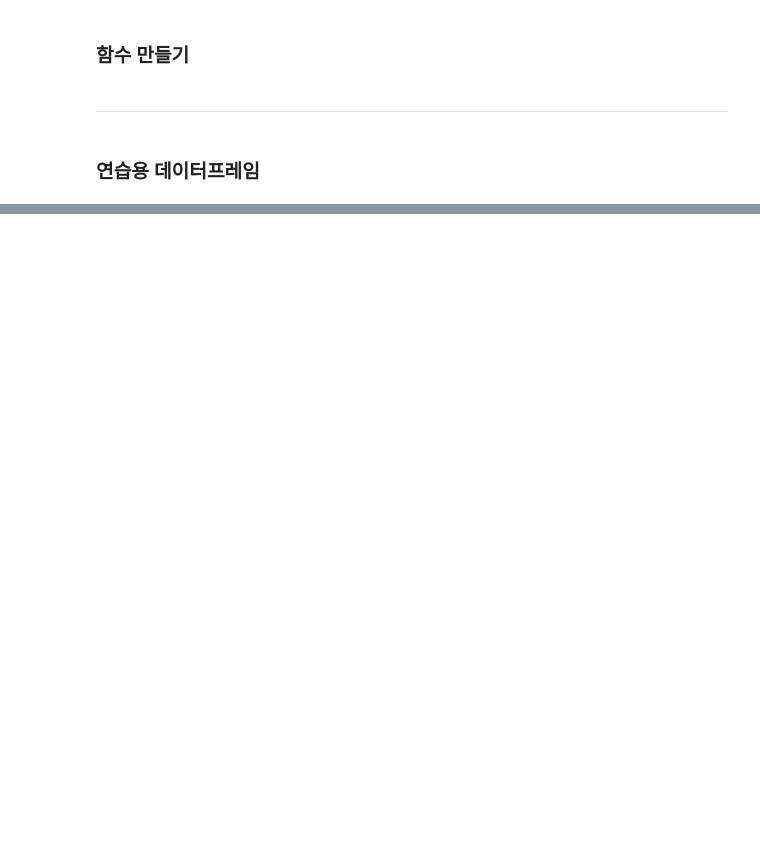
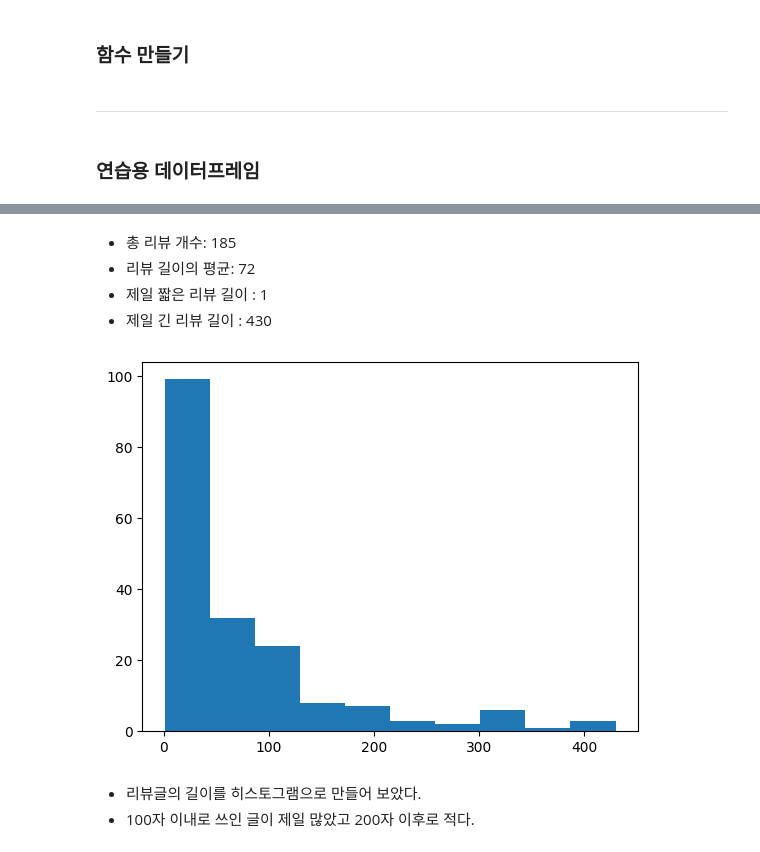
Before and after one commit to baedori99/Restaurant_Review, a Jupyter notebook: Data_Preprocessing/data_preprocess.ipynb, the cells around one changed output, grey strips where cells are left out. Saved outputs shown, nothing was run; the diff lists cells and outputs as text; code cells hidden in the pictures; blank space fills up the shorter version.

Commit message:
24-06-22 check the review length through histogram and df

```diff
--- a/Data_Preprocessing/data_preprocess.ipynb
+++ b/Data_Preprocessing/data_preprocess.ipynb
@@ -682,0 +687,5 @@ for i in range(len(temp_reviews_spellcheck)):
+# %%
+import pandas as pd
+
+temp_reviews_spacing = pd.read_csv(
+    "C:/Baedori99/Restaurant_Review/Data_Preprocessing/S_hotel_buffet_review_spacingcheck.csv")
@@ -682,0 +696,7 @@ for i in range(len(temp_reviews_spellcheck)):
+# %%
+review_strlength = {"리뷰 길이":[]}
+review_strlength_list = []
+for i in range(len(temp_reviews_spacing)):
+    temp_length = len(temp_reviews_spacing["Review_Text"][i])
+    review_strlength["리뷰 길이"].append(temp_length)
+    review_strlength_list.append(temp_length)
@@ -682,0 +721,15 @@ for i in range(len(temp_reviews_spellcheck)):
+# %% [markdown]
+- 총 리뷰 개수: 185
+- 리뷰 길이의 평균: 72
+- 제일 짧은 리뷰 길이 : 1
+- 제일 긴 리뷰 길이 : 430
+# %%
+import matplotlib.pyplot as plt
+
+plt.hist(review_strlength_list)
+plt.show()
+# %% [output]
+[figure, added]
+# %% [markdown]
+- 리뷰글의 길이를 히스토그램으로 만들어 보았다.
+- 100자 이내로 쓰인 글이 제일 많았고 200자 이후로 적다.
```
Also changed, not shown: parts of 7 cells of this notebook, 1 other file.
